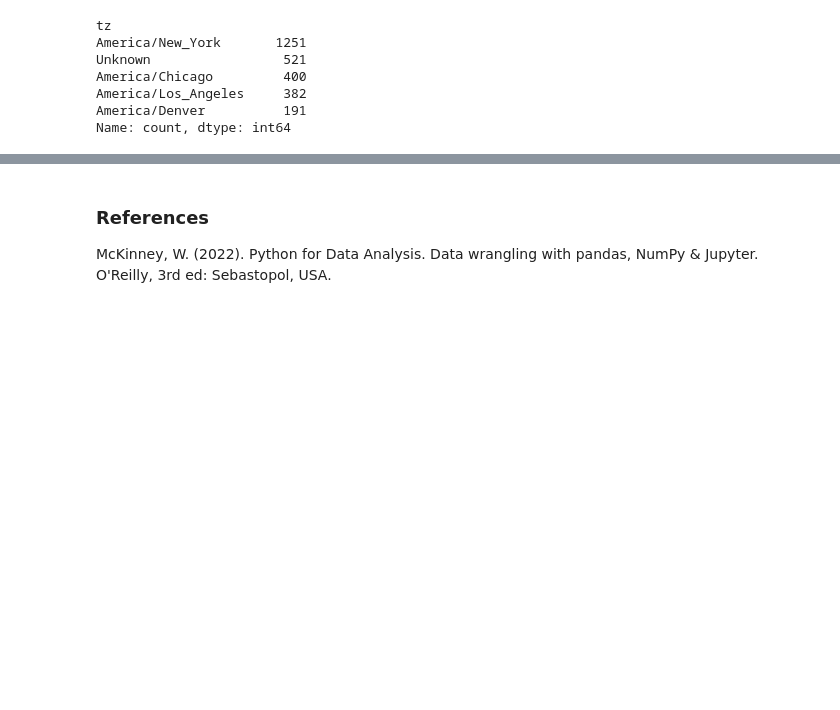
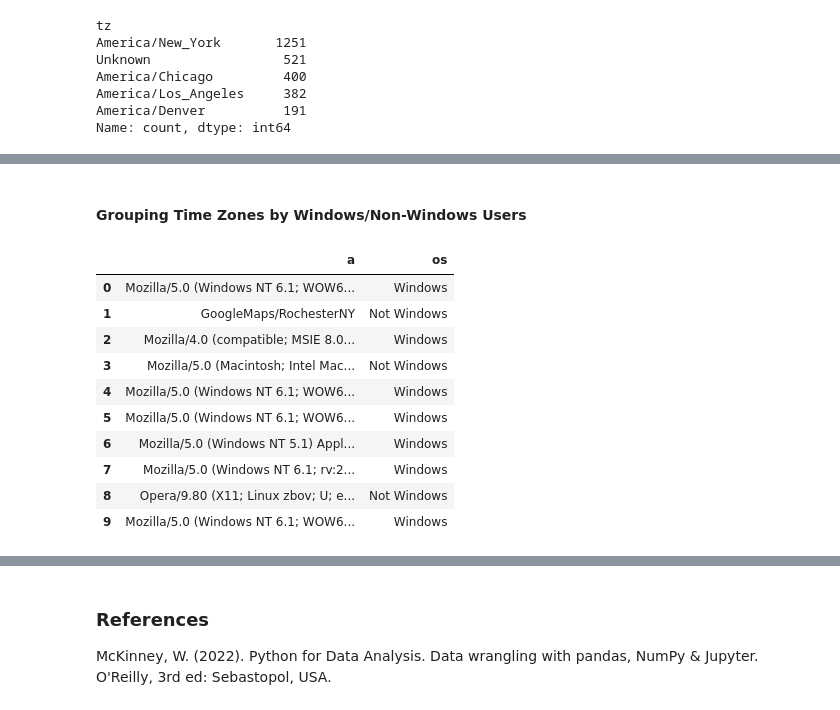
Before and after one commit to scaceresg/proj-data-analysis, a Jupyter notebook: bitly-usagov/bitly-usa.gov.ipynb, the cells around one changed output, grey strips where cells are left out. Cells and saved outputs as stored; diff of their text form; code cells hidden in the pictures; blank space fills up the shorter version.

```diff
--- a/bitly-usagov/bitly-usa.gov.ipynb
+++ b/bitly-usagov/bitly-usa.gov.ipynb
@@ -174,0 +240,18 @@ sns.barplot(y=subset.index, x=subset.to_numpy())
+# %% [markdown]
+#### Grouping Time Zones by Windows/Non-Windows Users
+# %%
+# Check if user is using Windows or Not Windows OS
+df['os'] = np.where(df['a'].str.contains('Windows'),'Windows', 'Not Windows')
+df[['a', 'os']].head(10)
+# %% [output]
+|  | a | os |
+| 0 | Mozilla/5.0 (Windows NT 6.1; WOW6... | Windows |
+| 1 | GoogleMaps/RochesterNY | Not Windows |
+| 2 | Mozilla/4.0 (compatible; MSIE 8.0... | Windows |
+| 3 | Mozilla/5.0 (Macintosh; Intel Mac... | Not Windows |
+| 4 | Mozilla/5.0 (Windows NT 6.1; WOW6... | Windows |
+| 5 | Mozilla/5.0 (Windows NT 6.1; WOW6... | Windows |
+| 6 | Mozilla/5.0 (Windows NT 5.1) Appl... | Windows |
+| 7 | Mozilla/5.0 (Windows NT 6.1; rv:2... | Windows |
+| 8 | Opera/9.80 (X11; Linux zbov; U; e... | Not Windows |
+| 9 | Mozilla/5.0 (Windows NT 6.1; WOW6... | Windows |
```
Also changed, not shown: parts of 11 cells of this notebook.
